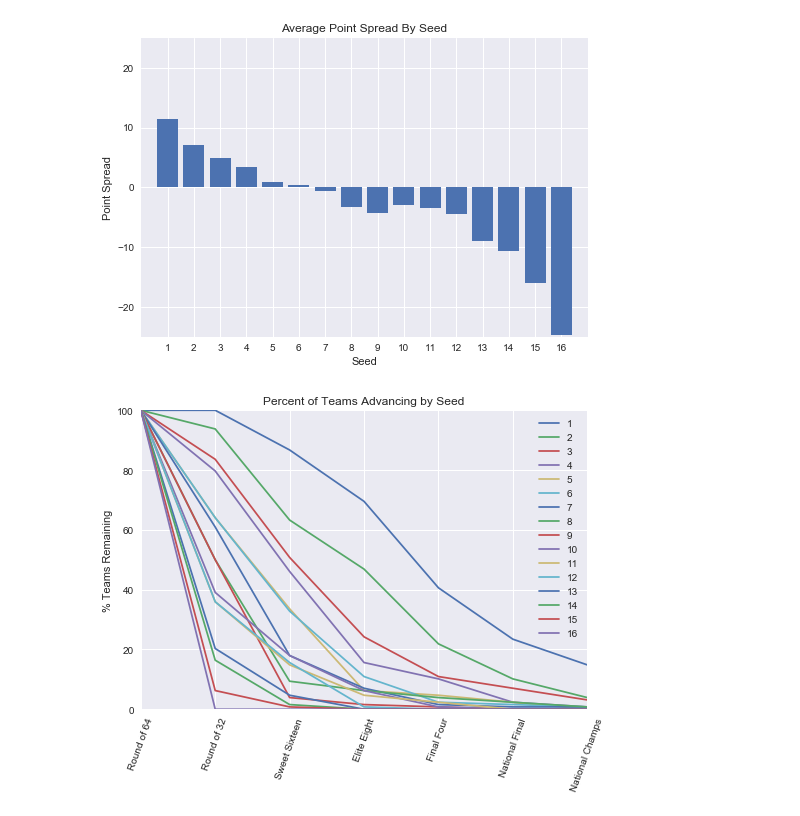
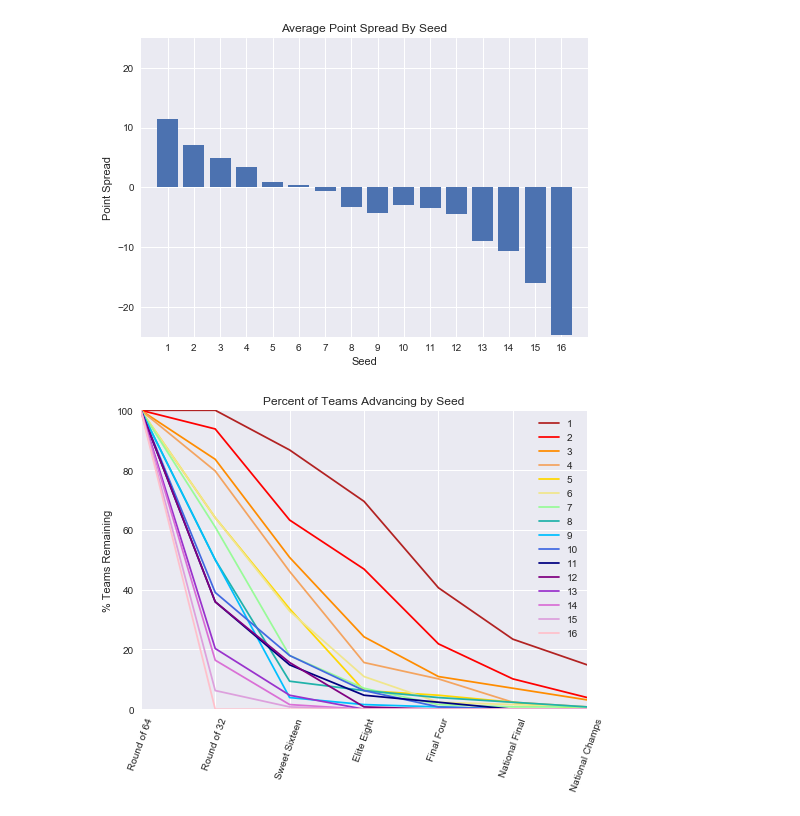
Before and after one commit to mmclaughlin87/march-madness-historical-perfomance, a Jupyter notebook: summary_of_seeds.ipynb, the cells around one changed output. Saved outputs shown, nothing was run; the diff lists cells and outputs as text; code cells hidden in the pictures.

```diff
--- a/summary_of_seeds.ipynb
+++ b/summary_of_seeds.ipynb
@@ -119,59 +121,40 @@ plt.show()
 [figure]
 # %%
 # plot teams remaining by round for each seed
-# make this a function
+teams_remaining_by_seed = []
 
-teams_remaining_by_seed = []
+def get_wins_in_round(seed_data,tourney_round,seed_count):
+    try:
+        round_win_pct = (seed_data[tourney_round]/seed_count)*100
+    except KeyError:
+        round_win_pct = 0
+    return round_win_pct
+
+rounds = ["Round of 64","Round of 32", "Sweet Sixteen", "Elite Eight", "National Semifinals", "National Championship"]
 
 for seed in seed_summaries["Wins by Round"]:
     teams_remaining = []
-    tourney_start = 100
-    try:
-        round_of_32 = (seed["Round of 64"]/seed_count)*100
-    except KeyError:
-        round_of_32 = 0
-    try:
-        sweet_sixteen = (seed["Round of 32"]/seed_count)*100
-    except KeyError:
-        sweet_sixteen = 0
-    try:
-        elite_eight = (seed["Sweet Sixteen"]/seed_count)*100
-    except KeyError:
-        elite_eight = 0
-    try:
-        final_four = (seed["Elite Eight"]/seed_count)*100
-    except KeyError:
-        final_four = 0
-    try:
-        national_final = (seed["National Semifinals"]/seed_count)*100
-    except KeyError:
-        national_final = 0
-    try:
-        national_champ = (seed["National Championship"]/seed_count)*100
-    except KeyError:
-        national_champ = 0
-
-    teams_remaining.append(tourney_start)
-    teams_remaining.append(round_of_32)
-    teams_remaining.append(sweet_sixteen)
-    teams_remaining.append(elite_eight)
-    teams_remaining.append(final_four)
-    teams_remaining.append(national_final)
-    teams_remaining.append(national_champ)
+    teams_remaining.append(100)
+    for tourney_round in rounds:
+        round_win_pct = get_wins_in_round(seed,tourney_round,seed_count)
+        teams_remaining.append(round_win_pct)
     teams_remaining_by_seed.append(teams_remaining)
 
-for seed in teams_remaining_by_seed:
-    plt.plot(seed)
+colors = ["firebrick","red","darkorange","sandybrown","gold","khaki","palegreen","lightseagreen","deepskyblue","royalblue",
+         "navy","purple","darkorchid","orchid","plum","pink"]
+
+for i in range(len(teams_remaining_by_seed)):
+    plt.plot(teams_remaining_by_seed[i], c=colors[i])
 
 xticks = ["Round of 64","Round of 32","Sweet Sixteen","Elite Eight","Final Four","National Final","National Champs"]
 tick_locations = range(len(xticks))
 plt.title("Percent of Teams Advancing by Seed")
 plt.ylabel("% Teams Remaining")
 plt.xticks(tick_locations, xticks, rotation=70)
 plt.ylim(0,100)
 plt.xlim(0,6)
 plt.legend(range(1,17))
 plt.show()
 # %% [output]
-[figure, old version]
+[figure, new version]
 # %%
```
Also changed, not shown: parts of 5 cells of this notebook.
